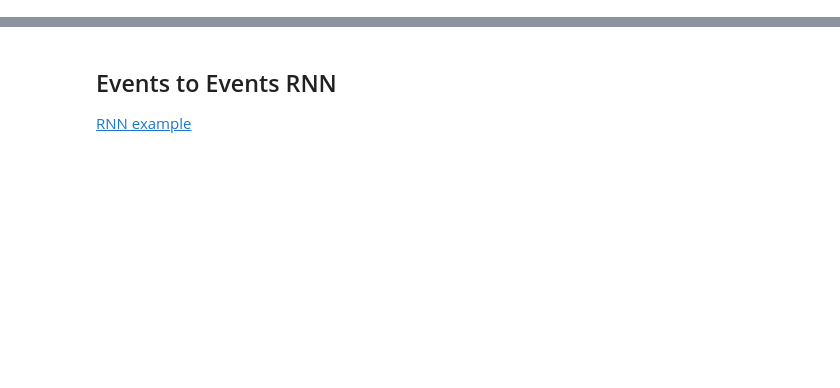
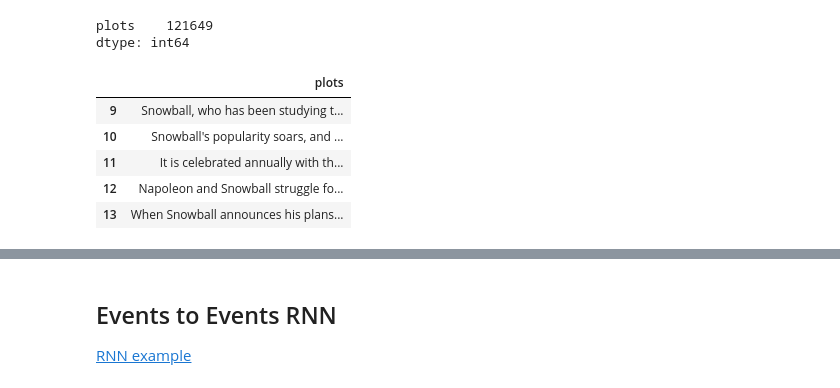
Before and after one commit to rajeshradhakrishnanmvk/kitchen2.0, a Jupyter notebook: ml/1_NLP_StoryTelling.ipynb, the cells around one changed output, grey strips where cells are left out. Saved outputs shown, nothing was run; the diff lists cells and outputs as text; code cells hidden in the pictures; blank space fills up the shorter version.

```diff
--- a/ml/1_NLP_StoryTelling.ipynb
+++ b/ml/1_NLP_StoryTelling.ipynb
@@ -80,2 +115,16 @@ df.head()
+# %%
+df.count()
+# %% [output]
+plots    121649
+dtype: int64
 # %%
 train = df.loc[9:25, ['plots']]
+# %%
+train.head()
+# %% [output]
+|  | plots |
+| 9 | Snowball, who has been studying t... |
+| 10 | Snowball's popularity soars, and ... |
+| 11 | It is celebrated annually with th... |
+| 12 | Napoleon and Snowball struggle fo... |
+| 13 | When Snowball announces his plans... |
```
Also changed, not shown: parts of 10 cells of this notebook.
